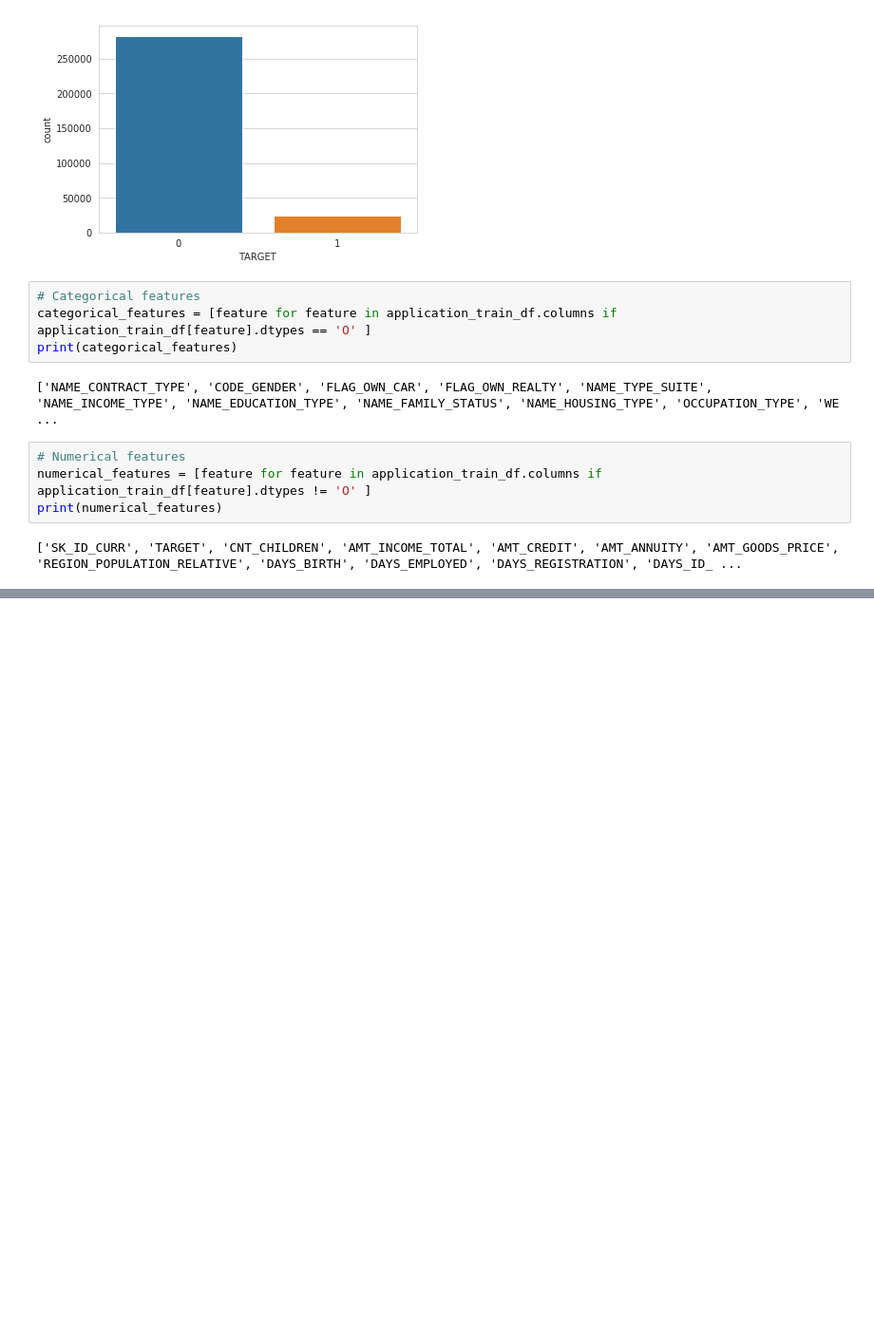
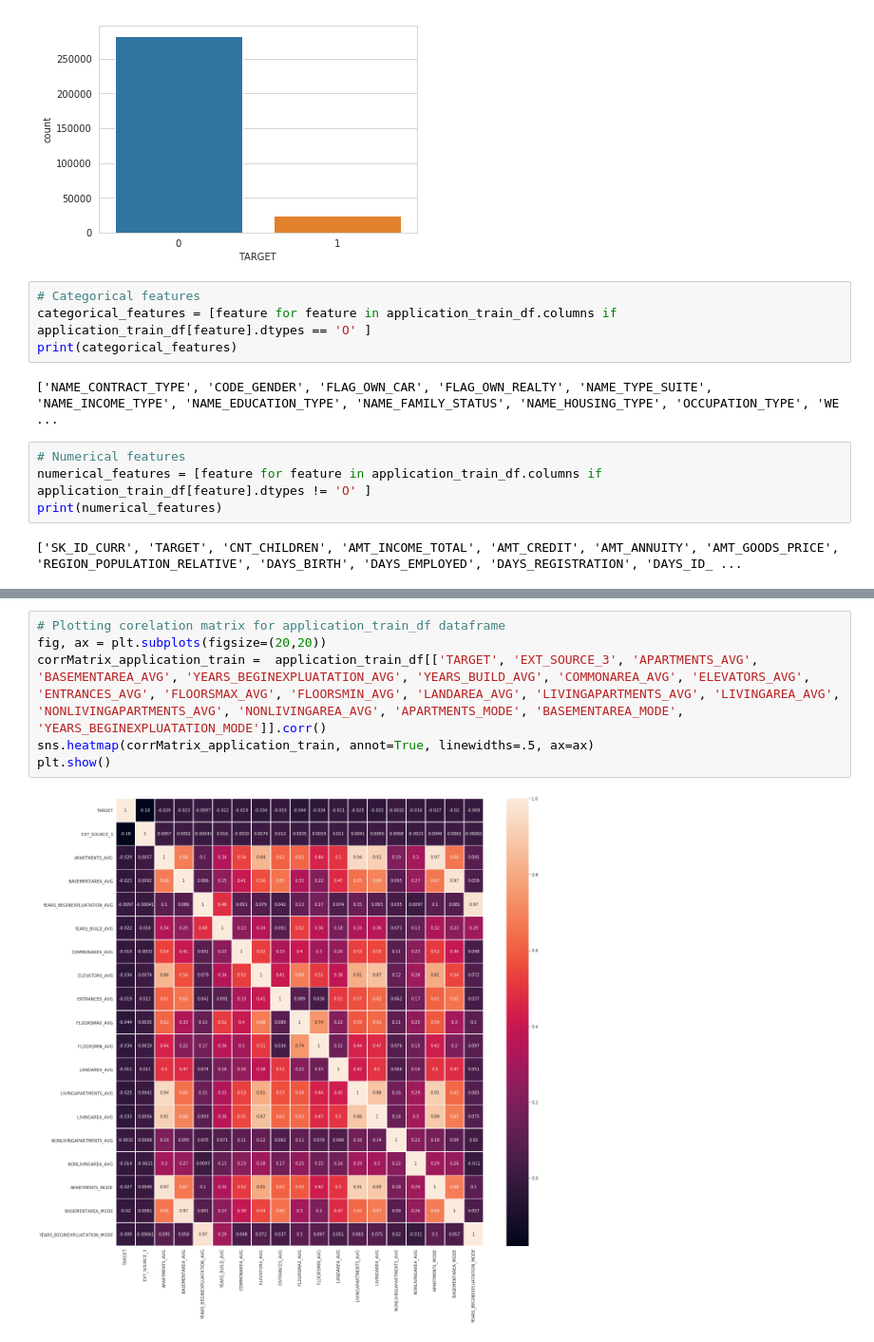
Before and after one commit to jyothishkjames/Home-Credit-Default-Risk-Analysis-Prediction-Machine-Learning, a Jupyter notebook: notebook/exploratory_data_analysis.ipynb, the cells around one changed output, grey strips where cells are left out. Shown at 95% size. Drawn from its saved outputs; the diff is of its cells as text; blank space fills up the shorter version.

```diff
--- a/notebook/exploratory_data_analysis.ipynb
+++ b/notebook/exploratory_data_analysis.ipynb
@@ -51,0 +100,8 @@ print(numerical_features)
+# %%
+# Plotting corelation matrix for application_train_df dataframe
+fig, ax = plt.subplots(figsize=(20,20))
+corrMatrix_application_train =  application_train_df[['TARGET', 'EXT_SOURCE_3', 'APARTMENTS_AVG', 'BASEMENTAREA_AVG', 'YEARS_BEGINEXPLUATATION_AVG', 'YEARS_BUILD_AVG', 'COMMONAREA_AVG', 'ELEVATORS_AVG', 'ENTRANCES_AVG', 'FLOORSMAX_AVG', 'FLOORSMIN_AVG', 'LANDAREA_AVG', 'LIVINGAPARTMENTS_AVG', 'LIVINGAREA_AVG', 'NONLIVINGAPARTMENTS_AVG', 'NONLIVINGAREA_AVG', 'APARTMENTS_MODE', 'BASEMENTAREA_MODE', 'YEARS_BEGINEXPLUATATION_MODE']].corr()
+sns.heatmap(corrMatrix_application_train, annot=True, linewidths=.5, ax=ax)
+plt.show()
+# %% [output]
+[figure, added]
```
Also changed, not shown: parts of 9 cells of this notebook.
